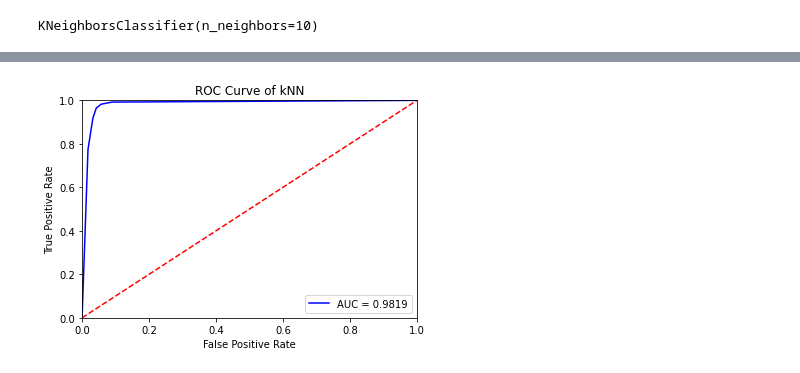
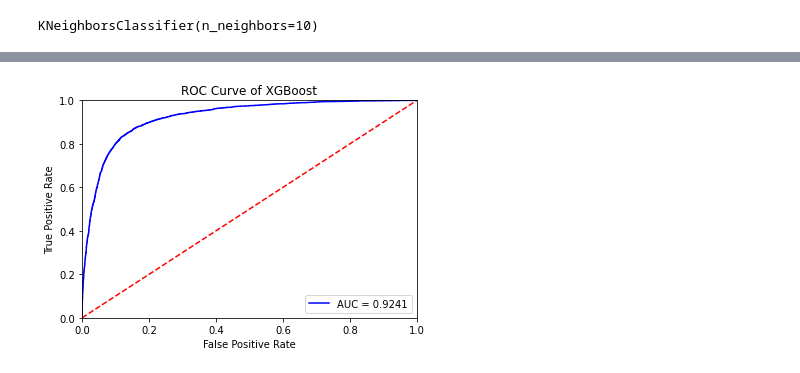
Before and after one commit to pablolp99/ldd-1c22, a Jupyter notebook: TP2_datos/modeling.ipynb, the cells around one changed output, grey strips where cells are left out. Saved outputs shown, nothing was run; the diff lists cells and outputs as text; code cells hidden in the pictures.

```diff
--- a/TP2_datos/modeling.ipynb
+++ b/TP2_datos/modeling.ipynb
@@ -18 +37,5 @@ Train size: 34375 - Test size: 11459
+# %%
+df = pd.read_csv("train_pca.csv").drop(columns="Unnamed: 0")
+# %%
+X, y = df.drop(columns='severity'), df.severity
 # %% [markdown]
@@ -116,0 +102,5 @@ bknn = knn_gscv.best_estimator_
+# %%
+# xgb_bm = XGBClassifier(n_estimators=200, n_jobs=-1)
+# xgb_bm = XGBClassifier(n_estimators=400, n_jobs=-1)
+xgb_bm = XGBClassifier(n_estimators=600, n_jobs=-1)
+xgb_bm.fit(X_train, y_train)
@@ -117,19 +118,19 @@ bknn = knn_gscv.best_estimator_
 # %%
-y_pred_cv = bknn.predict(X_test)
-y_score_cv = bknn.predict_proba(X_test)
+xgb_pred = xgb_bm.predict(X_test)
+xgb_scores = xgb_bm.predict_proba(X_test)
 # %%
-fpr, tpr, threshold = roc_curve(y_test, y_score_cv[:, 1])
+fpr, tpr, threshold = roc_curve(y_test, xgb_scores[:, 1])
 roc_auc = auc(fpr, tpr)
 
 # plt.title('Receiver Operating Characteristic')
 plt.plot(fpr, tpr, 'b', label = 'AUC = %0.4f' % roc_auc)
 plt.legend(loc = 'lower right')
 plt.plot([0, 1], [0, 1],'r--')
 plt.xlim([0, 1])
 plt.ylim([0, 1])
 plt.ylabel('True Positive Rate')
 plt.xlabel('False Positive Rate')
-plt.title('ROC Curve of kNN')
+plt.title('ROC Curve of XGBoost')
 plt.show()
 # %% [output]
-[figure, old version]
+[figure, new version]
```
Also changed, not shown: parts of 33 cells of this notebook, 19 other files.
